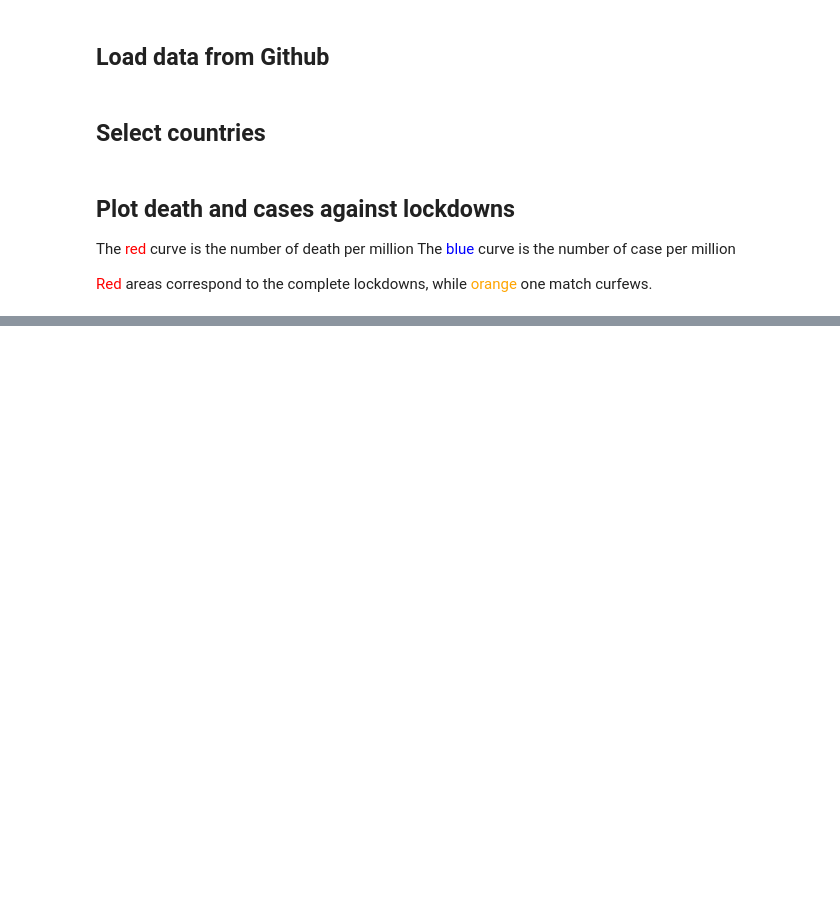
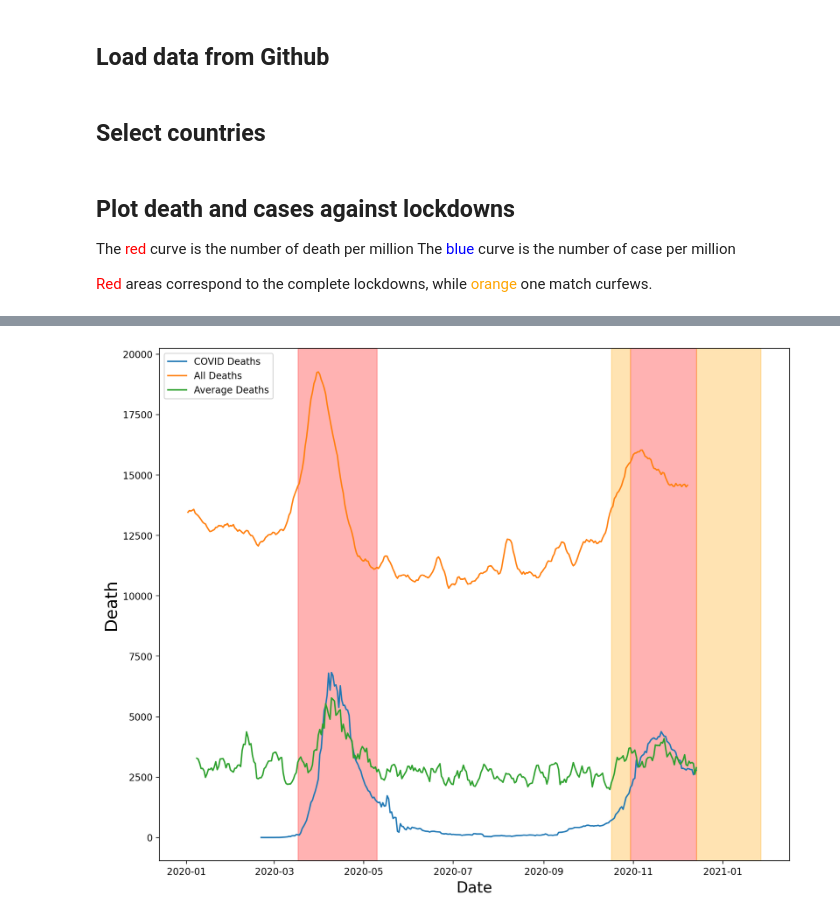
Before and after one commit to simonmoreau/covid-data, a Jupyter notebook: COVID Lockdown Effect.ipynb, the cells around one changed output, grey strips where cells are left out. Drawn from its saved outputs; the diff is of its cells as text; code cells hidden in the pictures; blank space fills up the shorter version.

```diff
--- a/COVID Lockdown Effect.ipynb
+++ b/COVID Lockdown Effect.ipynb
@@ -117,0 +167,16 @@ plot_serie(column_name)
+# %%
+def compose_date(years, months=1, days=1, weeks=None, hours=None, minutes=None,
+                 seconds=None, milliseconds=None, microseconds=None, nanoseconds=None):
+    years = np.asarray(years) - 1970
+    months = np.asarray(months) - 1
+    days = np.asarray(days) - 1
+    types = ('<M8[Y]', '<m8[M]', '<m8[D]', '<m8[W]', '<m8[h]',
+             '<m8[m]', '<m8[s]', '<m8[ms]', '<m8[us]', '<m8[ns]')
+    vals = (years, months, days, weeks, hours, minutes, seconds,
+            milliseconds, microseconds, nanoseconds)
+    return sum(np.asarray(v, dtype=t) for t, v in zip(types, vals)
+               if v is not None)
+# %%
+average_death_france = daily_death_france.groupby(by=daily_death_france['datedeces'].dt.dayofyear).mean()
+average_death_france['date'] = compose_date(2020, days=average_death_france.index)
+average_death_france.head(10)
@@ -117,0 +196,6 @@ plot_serie(column_name)
+# %%
+starting_date = '2020-01-01'
+ending_date = '2020-12-15'
+covid_death_cropped = covid_data_df[(covid_data_df['date'] > starting_date) & (covid_data_df['date'] < ending_date)]
+all_death_cropped = daily_death_france[(daily_death_france['datedeces'] > starting_date) & (daily_death_france['datedeces'] < ending_date)]
+average_death_cropped = average_death_france[(average_death_france['date'] > starting_date) & (average_death_france['date'] < ending_date)]
@@ -117,0 +217,22 @@ plot_serie(column_name)
+# %%
+covid_death_cropped.loc[:,'new_deaths_rolling'] = covid_death_cropped['new_deaths'].rolling(7).sum()
+all_death_cropped.loc[:,'new_deaths_rolling'] = all_death_cropped['Count'].rolling(7).sum()
+# average_death_cropped.loc[:,'new_deaths_rolling'] = average_death_cropped['Count'].rolling(7).sum()
+# %%
+plt.rcParams['figure.figsize'] = [12, 10]
+plt.rcParams['figure.dpi'] = 200
+
+fig, ax = plt.subplots()
+for lockdown in lockdown_list:
+    ax.axvspan(lockdown['start_date'], lockdown['end_date'], alpha=0.3, color=lockdown['color'])
+
+plt.plot(covid_death_cropped['date'], covid_death_cropped['new_deaths_rolling'], label = 'COVID Deaths')
+plt.plot(all_death_cropped['datedeces'], all_death_cropped['new_deaths_rolling'], label = 'All Deaths')
+plt.plot(average_death_cropped['date'], average_death_cropped['new_deaths_rolling'], label = 'Average Deaths')
+
+plt.ylabel('Death', fontsize=18)
+plt.xlabel('Date', fontsize=16)
+plt.legend(loc="upper left")
+plt.show()
+# %% [output]
+[figure, added]
```
Also changed, not shown: parts of 10 cells of this notebook, 7 other files.
